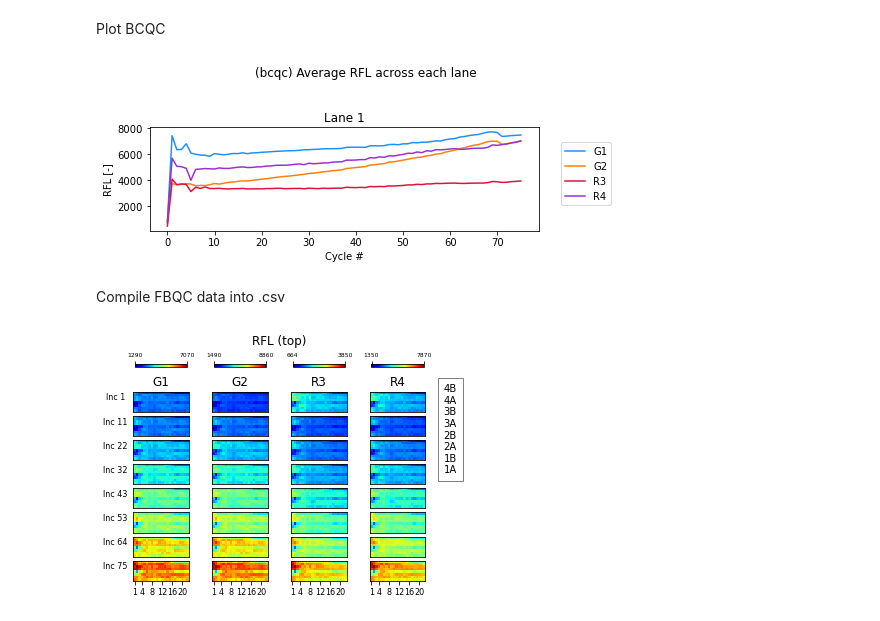
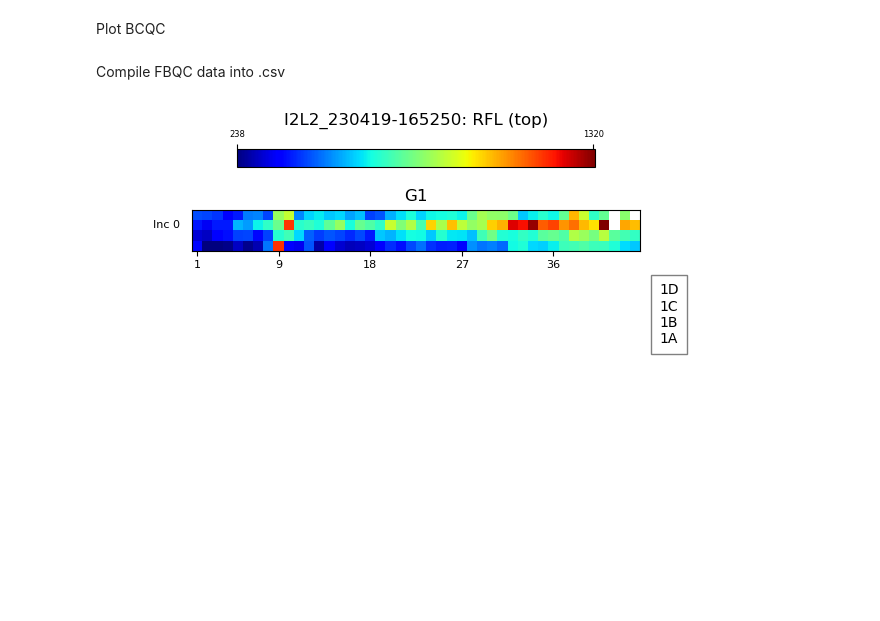
Before and after one commit to cbook27/post-sequencing-analysis, a Jupyter notebook: post_sequencing_analysis.ipynb, the cells around one changed output. Cells and saved outputs as stored; diff of their text form; code cells hidden in the pictures.

Commit message:
Added fbqc_by_tile()
Need to add more description

```diff
--- a/post_sequencing_analysis.ipynb
+++ b/post_sequencing_analysis.ipynb
@@ -7,8 +7,12 @@ import os, re, glob
 from matplotlib import pyplot as plt
 
 ## User defined variables listed here
-experimentID = 'b484x_220628-173409'
 
+experimentID = 'I2L2_230419-165250'
+
+## Set default experiment ID for all following graphs
+
+psa.FC.options['expID'] = experimentID
 
 ## Create "postsequence" subdirectory in current folder, then switch to that subdirectory
 
@@ -64,8 +65,6 @@ Plot BCQC
 fig, ax = psa.bcqc_mean_rfl_bylane(df,lanes=[1])
 
 fig.savefig("example_graph.png",dpi=300,format="png")
-# %% [output]
-[figure, removed]
 # %% [markdown]
 Compile FBQC data into .csv
 # %%
@@ -78,5 +75,12 @@ df = pd.read_csv("b484x_fbqc_Read1.csv")
-# %%
-fig, ax, dat = psa.fbqc_heatmap(df,'relative_intensity_mean')
-# %% [output]
-[figure, removed]
+# %%
+%matplotlib widget
+df = pd.read_csv("fbqc-Read1_missing.csv")
+# df = df.loc[df.tile_no.str.contains(r'[tb]L1\d{2}[AB]')]
+
+# df = pd.read_csv("b484x_fbqc_Read1.csv")
+# df = df.loc[df.tile_no.str.contains(r'[tb]L[23]\d{2}[AB]')]
+fig, ax, dat = psa.fbqc_heatmap(df,'relative_intensity_mean',surface='t',chosen_cycles=[0],channels=['G1'])
+# fig.savefig('example2.png',dpi=300,format='png')
+# %% [output]
+[figure, added]
 # %%
```
Also changed, not shown: parts of 8 cells of this notebook, 2 other files.
